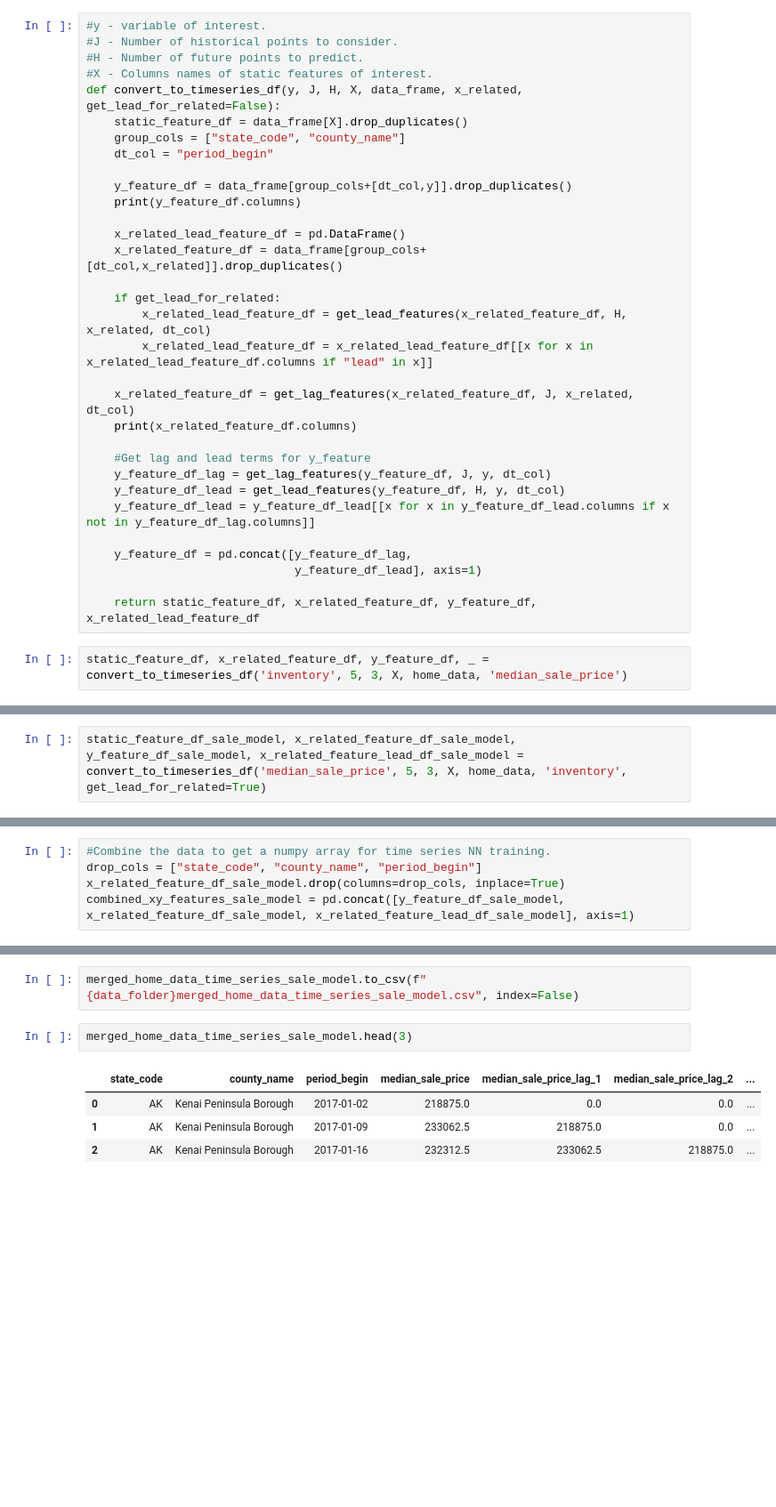
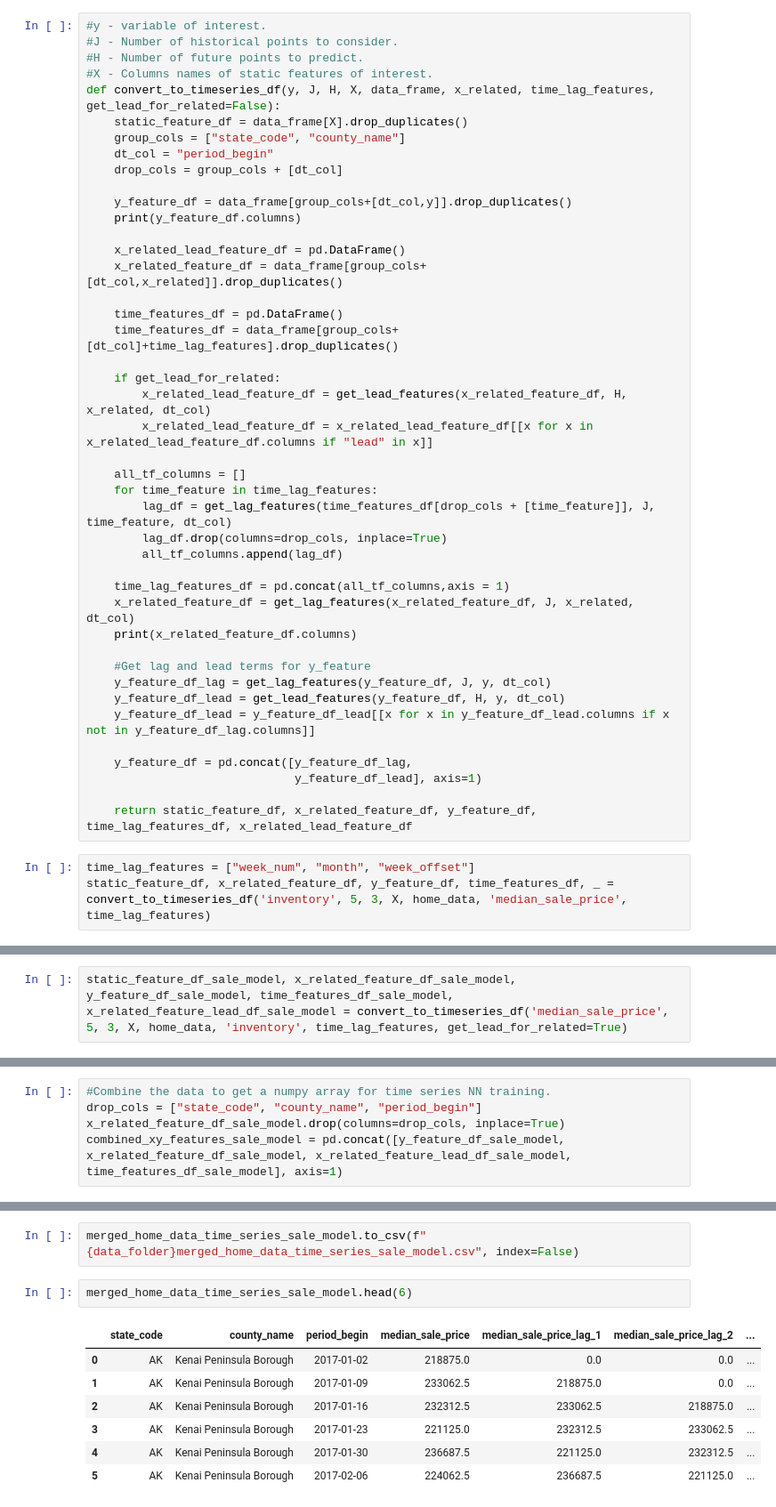
Before and after one commit to sparsha1644/HomePriceBeastNew, a Jupyter notebook: DataTransformationTimeSeries.ipynb, the cells around one changed output, grey strips where cells are left out. Shown at 89% size. Saved outputs shown, nothing was run; the diff lists cells and outputs as text; blank space fills up the shorter version.

```diff
--- a/DataTransformationTimeSeries.ipynb
+++ b/DataTransformationTimeSeries.ipynb
@@ -120,10 +130,11 @@ def get_lead_features(feature_df, H, colname, time_feature):
 #J - Number of historical points to consider.
 #H - Number of future points to predict.
 #X - Columns names of static features of interest.
-def convert_to_timeseries_df(y, J, H, X, data_frame, x_related, get_lead_for_related=False):
+def convert_to_timeseries_df(y, J, H, X, data_frame, x_related, time_lag_features, get_lead_for_related=False):
     static_feature_df = data_frame[X].drop_duplicates()
     group_cols = ["state_code", "county_name"]
     dt_col = "period_begin"
+    drop_cols = group_cols + [dt_col]
 
     y_feature_df = data_frame[group_cols+[dt_col,y]].drop_duplicates()
     print(y_feature_df.columns)
@@ -131,10 +142,20 @@ def convert_to_timeseries_df(y, J, H, X, data_frame, x_related, get_lead_for_rel
     x_related_lead_feature_df = pd.DataFrame()
     x_related_feature_df = data_frame[group_cols+[dt_col,x_related]].drop_duplicates()
 
+    time_features_df = pd.DataFrame()
+    time_features_df = data_frame[group_cols+[dt_col]+time_lag_features].drop_duplicates()
+
     if get_lead_for_related:
         x_related_lead_feature_df = get_lead_features(x_related_feature_df, H, x_related, dt_col)
         x_related_lead_feature_df = x_related_lead_feature_df[[x for x in x_related_lead_feature_df.columns if "lead" in x]]
 
+    all_tf_columns = []
+    for time_feature in time_lag_features:
+        lag_df = get_lag_features(time_features_df[drop_cols + [time_feature]], J, time_feature, dt_col)
+        lag_df.drop(columns=drop_cols, inplace=True)
+        all_tf_columns.append(lag_df)
+
+    time_lag_features_df = pd.concat(all_tf_columns,axis = 1)
     x_related_feature_df = get_lag_features(x_related_feature_df, J, x_related, dt_col)
     print(x_related_feature_df.columns)
 
@@ -146,8 +167,9 @@ def convert_to_timeseries_df(y, J, H, X, data_frame, x_related, get_lead_for_rel
     y_feature_df = pd.concat([y_feature_df_lag,
                               y_feature_df_lead], axis=1)
 
-    return static_feature_df, x_related_feature_df, y_feature_df, x_related_lead_feature_df
+    return static_feature_df, x_related_feature_df, y_feature_df, time_lag_features_df, x_related_lead_feature_df
 # %%
-static_feature_df, x_related_feature_df, y_feature_df, _ = convert_to_timeseries_df('inventory', 5, 3, X, home_data, 'median_sale_price')
+time_lag_features = ["week_num", "month", "week_offset"]
+static_feature_df, x_related_feature_df, y_feature_df, time_features_df, _ = convert_to_timeseries_df('inventory', 5, 3, X, home_data, 'median_sale_price', time_lag_features)
 # %% [output]
 Index(['state_code', 'county_name', 'period_begin', 'inventory'], dtype='object')
@@ -159,4 +197,4 @@ Index(['state_code', 'county_name', 'period_begin', 'median_sale_price',
 # %%
-static_feature_df_sale_model, x_related_feature_df_sale_model, y_feature_df_sale_model, x_related_feature_lead_df_sale_model = convert_to_timeseries_df('median_sale_price', 5, 3, X, home_data, 'inventory', get_lead_for_related=True)
+static_feature_df_sale_model, x_related_feature_df_sale_model, y_feature_df_sale_model, time_features_df_sale_model, x_related_feature_lead_df_sale_model = convert_to_timeseries_df('median_sale_price', 5, 3, X, home_data, 'inventory', time_lag_features, get_lead_for_related=True)
 # %% [output]
 Index(['state_code', 'county_name', 'period_begin', 'median_sale_price'], dtype='object')
@@ -255,7 +213,7 @@ x_related_feature_df
 #Combine the data to get a numpy array for time series NN training.
 drop_cols = ["state_code", "county_name", "period_begin"]
 x_related_feature_df_sale_model.drop(columns=drop_cols, inplace=True)
-combined_xy_features_sale_model = pd.concat([y_feature_df_sale_model, x_related_feature_df_sale_model, x_related_feature_lead_df_sale_model], axis=1)
+combined_xy_features_sale_model = pd.concat([y_feature_df_sale_model, x_related_feature_df_sale_model, x_related_feature_lead_df_sale_model, time_features_df_sale_model], axis=1)
 # %%
 combined_xy_features_sale_model
 # %% [output]
@@ -371,9 +324,12 @@ Index(['state_code', 'county_name', 'period_begin', 'median_sale_price',
 # %%
 merged_home_data_time_series_sale_model.to_csv(f"{data_folder}merged_home_data_time_series_sale_model.csv", index=False)
 # %%
-merged_home_data_time_series_sale_model.head(3)
+merged_home_data_time_series_sale_model.head(6)
 # %% [output]
 |  | state_code | county_name | period_begin | median_sale_price | median_sale_price_lag_1 | median_sale_price_lag_2 | ... |
 | 0 | AK | Kenai Peninsula Borough | 2017-01-02 | 218875.0 | 0.0 | 0.0 | ... |
 | 1 | AK | Kenai Peninsula Borough | 2017-01-09 | 233062.5 | 218875.0 | 0.0 | ... |
 | 2 | AK | Kenai Peninsula Borough | 2017-01-16 | 232312.5 | 233062.5 | 218875.0 | ... |
+| 3 | AK | Kenai Peninsula Borough | 2017-01-23 | 221125.0 | 232312.5 | 233062.5 | ... |
+| 4 | AK | Kenai Peninsula Borough | 2017-01-30 | 236687.5 | 221125.0 | 232312.5 | ... |
+| 5 | AK | Kenai Peninsula Borough | 2017-02-06 | 224062.5 | 236687.5 | 221125.0 | ... |
```
Also changed, not shown: parts of 18 cells of this notebook, 3 other files.
